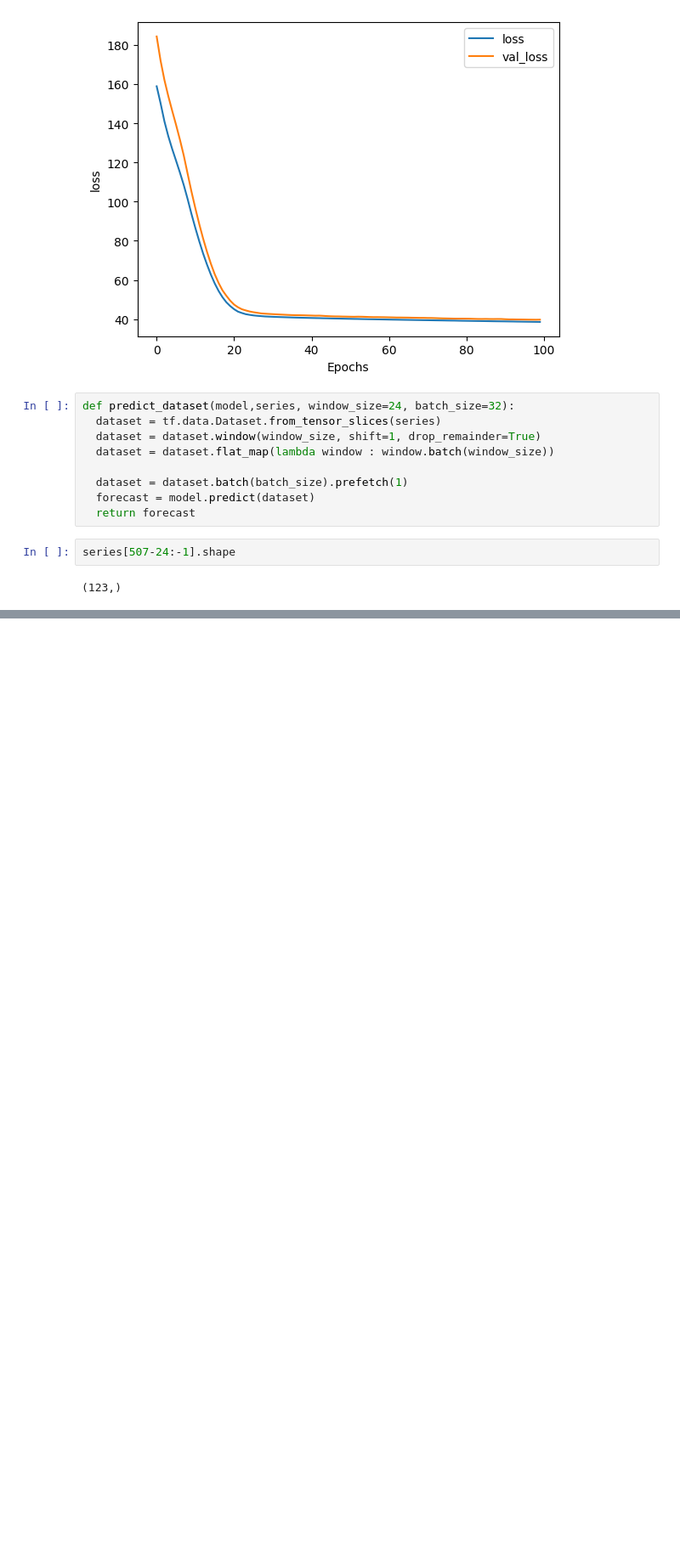
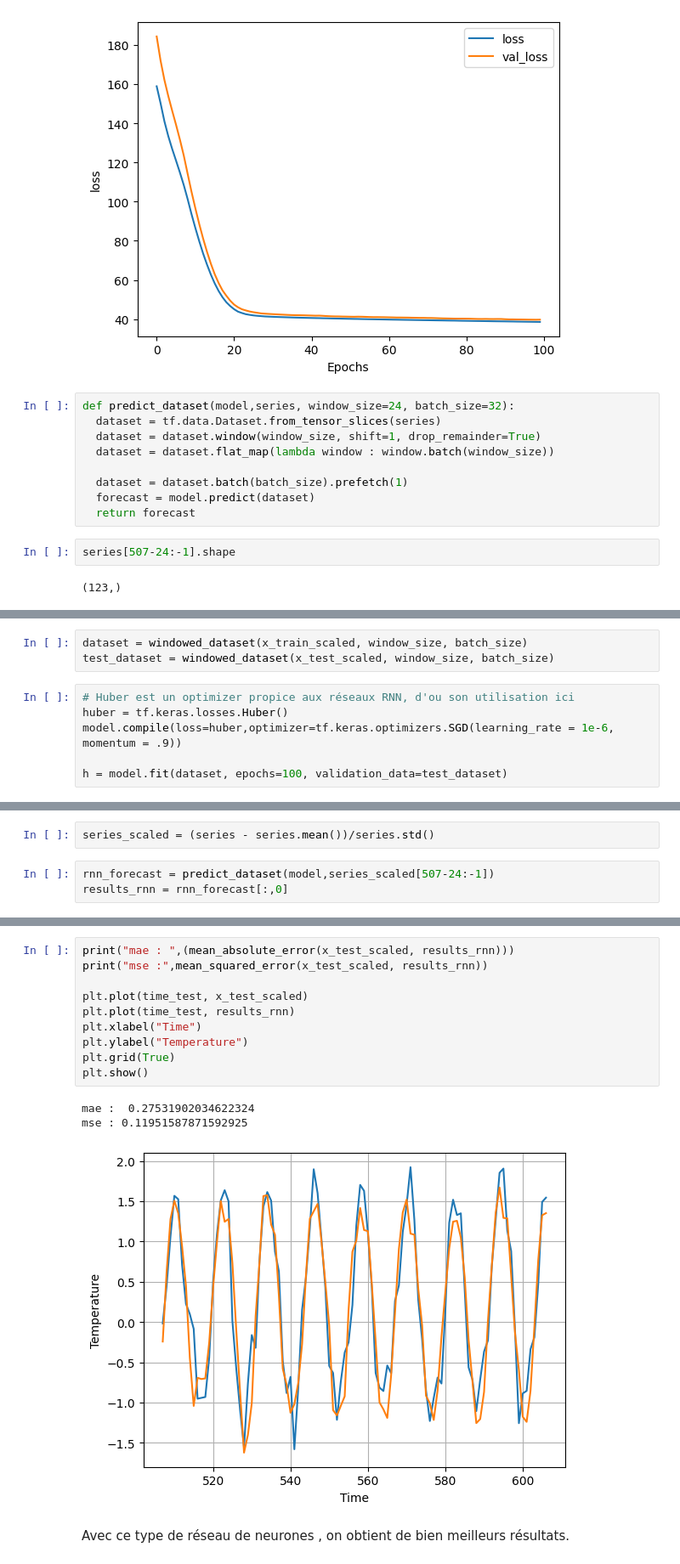
Before and after one commit to The237/DeepLearningCourses, a Jupyter notebook: 08_TimeSeries.ipynb, the cells around one changed output, grey strips where cells are left out. Shown at 85% size. Saved outputs shown, nothing was run; the diff lists cells and outputs as text; blank space fills up the shorter version.

```diff
--- a/08_TimeSeries.ipynb
+++ b/08_TimeSeries.ipynb
@@ -479,0 +581,9 @@ cnn_foreceast = predict_dataset(model,series[507-24:-1])
+# %%
+dataset = windowed_dataset(x_train_scaled, window_size, batch_size)
+test_dataset = windowed_dataset(x_test_scaled, window_size, batch_size)
+# %%
+# Huber est un optimizer propice aux réseaux RNN, d'ou son utilisation ici
+huber = tf.keras.losses.Huber()
+model.compile(loss=huber,optimizer=tf.keras.optimizers.SGD(learning_rate = 1e-6, momentum = .9))
+
+h = model.fit(dataset, epochs=100, validation_data=test_dataset)
@@ -479,0 +608,5 @@ cnn_foreceast = predict_dataset(model,series[507-24:-1])
+# %%
+series_scaled = (series - series.mean())/series.std()
+# %%
+rnn_forecast = predict_dataset(model,series_scaled[507-24:-1])
+results_rnn = rnn_forecast[:,0]
@@ -479,0 +615,16 @@ cnn_foreceast = predict_dataset(model,series[507-24:-1])
+# %%
+print("mae : ",(mean_absolute_error(x_test_scaled, results_rnn)))
+print("mse :",mean_squared_error(x_test_scaled, results_rnn))
+
+plt.plot(time_test, x_test_scaled)
+plt.plot(time_test, results_rnn)
+plt.xlabel("Time")
+plt.ylabel("Temperature")
+plt.grid(True)
+plt.show()
+# %% [output]
+mae :  0.27531902034622324
+mse : 0.11951587871592925
+[figure, added]
+# %% [markdown]
+Avec ce type de réseau de neurones , on obtient de bien meilleurs résultats.
```
Also changed, not shown: parts of 24 cells of this notebook.
